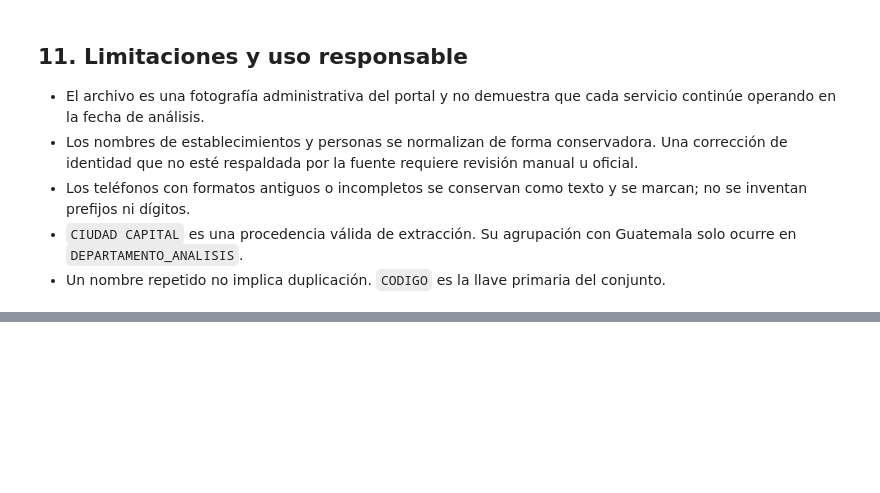
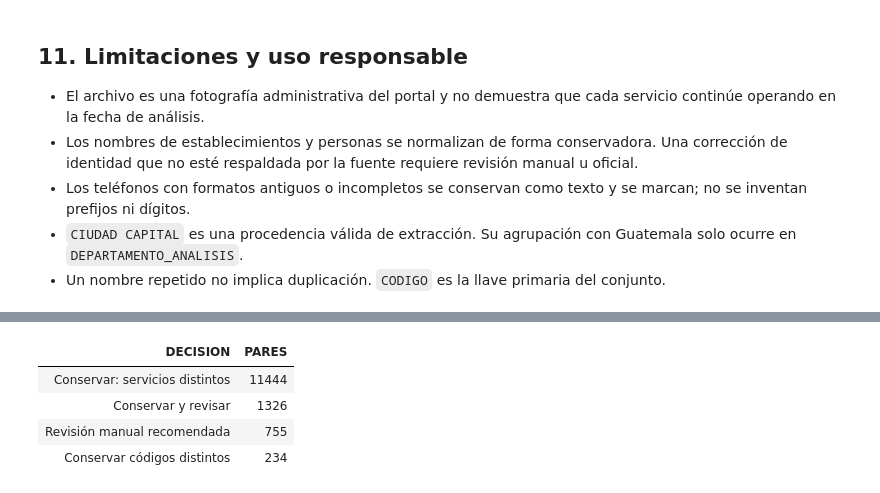
Before and after one commit to DanielBarillasM/Proyecto-1_Grupo-1_DS_Sec-10, a Jupyter notebook: Entrega_Final_Proyecto_1_MINEDUC/codigo/Proyecto_1_MINEDUC_Final.ipynb, the cells around one changed output, grey strips where cells are left out. Cells and saved outputs as stored; diff of their text form; code cells hidden in the pictures; blank space fills up the shorter version.

Commit message:
deteccion de cuplicacion parcial

```diff
--- a/Entrega_Final_Proyecto_1_MINEDUC/codigo/Proyecto_1_MINEDUC_Final.ipynb
+++ b/Entrega_Final_Proyecto_1_MINEDUC/codigo/Proyecto_1_MINEDUC_Final.ipynb
@@ -1167,3 +1167,91 @@ HTMLBlock(CSS_TABLA + conclusiones)
 - Los teléfonos con formatos antiguos o incompletos se conservan como texto y se marcan; no se inventan prefijos ni dígitos.
 - `CIUDAD CAPITAL` es una procedencia válida de extracción. Su agrupación con Guatemala solo ocurre en `DEPARTAMENTO_ANALISIS`.
 - Un nombre repetido no implica duplicación. `CODIGO` es la llave primaria del conjunto.
+# %%
+from itertools import combinations
+from rapidfuzz import fuzz
+
+UMBRAL_SIMILITUD = 90
+
+def valores_iguales(a, b):
+    """Comparación NA-safe: NA nunca cuenta como coincidencia."""
+    if pd.isna(a) or pd.isna(b):
+        return False
+    return a == b
+
+def decidir_par(fila_a, fila_b, similitud):
+    """Regla conservadora: nunca fusiona, solo clasifica."""
+    variables_administrativas = [
+        "SECTOR_LIMPIO", "AREA_LIMPIA", "MODALIDAD_LIMPIA",
+        "JORNADA_LIMPIA", "PLAN_LIMPIO", "DEPARTAMENTAL_LIMPIO",
+    ]
+    difieren_admin = any(
+        not valores_iguales(fila_a[v], fila_b[v]) for v in variables_administrativas
+    )
+    misma_direccion = valores_iguales(fila_a["DIRECCION_LIMPIA"], fila_b["DIRECCION_LIMPIA"])
+    mismo_telefono = valores_iguales(fila_a["TELEFONO_PRINCIPAL"], fila_b["TELEFONO_PRINCIPAL"])
+
+    if difieren_admin:
+        return "Conservar: servicios distintos"
+    if misma_direccion or mismo_telefono:
+        return "Conservar y revisar"
+    if similitud >= 97:
+        return "Revisión manual recomendada"
+    return "Conservar códigos distintos"
+
+
+registros_candidatos = []
+columnas_necesarias = [
+    "CODIGO", "ESTABLECIMIENTO_LIMPIO", "ESTABLECIMIENTO_CLAVE_COMPARACION",
+    "DIRECCION_LIMPIA", "TELEFONO_PRINCIPAL", "SECTOR_LIMPIO", "AREA_LIMPIA",
+    "MODALIDAD_LIMPIA", "JORNADA_LIMPIA", "PLAN_LIMPIO", "DEPARTAMENTAL_LIMPIO",
+]
+base_comparacion = limpio[columnas_necesarias].copy()
+
+for (_, _), bloque in base_comparacion.groupby(
+    [limpio["DEPARTAMENTO_ANALISIS"], limpio["MUNICIPIO_LIMPIO"]]
+):
+    bloque = bloque.dropna(subset=["ESTABLECIMIENTO_CLAVE_COMPARACION"])
+    if len(bloque) < 2:
+        continue
+    claves = bloque["ESTABLECIMIENTO_CLAVE_COMPARACION"].tolist()
+    filas = bloque.to_dict("records")
+    for i, j in combinations(range(len(bloque)), 2):
+        puntaje = fuzz.token_sort_ratio(claves[i], claves[j])
+        if puntaje >= UMBRAL_SIMILITUD:
+            fila_a, fila_b = filas[i], filas[j]
+            decision = decidir_par(fila_a, fila_b, puntaje)
+            registros_candidatos.append({
+                "CODIGO_A": fila_a["CODIGO"], "CODIGO_B": fila_b["CODIGO"],
+                "ESTABLECIMIENTO_A": fila_a["ESTABLECIMIENTO_LIMPIO"],
+                "ESTABLECIMIENTO_B": fila_b["ESTABLECIMIENTO_LIMPIO"],
+                "SIMILITUD": puntaje,
+                "MISMA_DIRECCION": valores_iguales(fila_a["DIRECCION_LIMPIA"], fila_b["DIRECCION_LIMPIA"]),
+                "MISMO_TELEFONO": valores_iguales(fila_a["TELEFONO_PRINCIPAL"], fila_b["TELEFONO_PRINCIPAL"]),
+                "DECISION": decision,
+            })
+
+candidatos_duplicados = pd.DataFrame(registros_candidatos)
+if len(candidatos_duplicados) == 0:
+    candidatos_duplicados = pd.DataFrame(columns=[
+        "CODIGO_A", "CODIGO_B", "ESTABLECIMIENTO_A", "ESTABLECIMIENTO_B",
+        "SIMILITUD", "MISMA_DIRECCION", "MISMO_TELEFONO", "DECISION",
+    ])
+
+filas_eliminadas_por_similitud = 0  # regla: la similitud nunca elimina filas
+
+resumen_decisiones = (
+    candidatos_duplicados["DECISION"].value_counts().rename_axis("DECISION").reset_index(name="PARES")
+    if len(candidatos_duplicados) else pd.DataFrame(columns=["DECISION", "PARES"])
+)
+
+combinar_html(
+    kpis_html([
+        ("Pares candidatos", f"{len(candidatos_duplicados):,}"),
+        ("Umbral de similitud", UMBRAL_SIMILITUD),
+        ("Filas eliminadas", filas_eliminadas_por_similitud),
+    ]),
+    tabla_html(resumen_decisiones, "Decisiones sobre pares candidatos", max_filas=10),
+    tabla_html(candidatos_duplicados, "Pares candidatos a duplicado parcial", max_filas=25),
+)
+# %% [output]
@@ -1169,0 +1265,5 @@ HTMLBlock(CSS_TABLA + conclusiones)
+| DECISION | PARES |
+| Conservar: servicios distintos | 11444 |
+| Conservar y revisar | 1326 |
+| Revisión manual recomendada | 755 |
+| Conservar códigos distintos | 234 |
```
Also changed, not shown: parts of 2 cells of this notebook, 45 other files.
